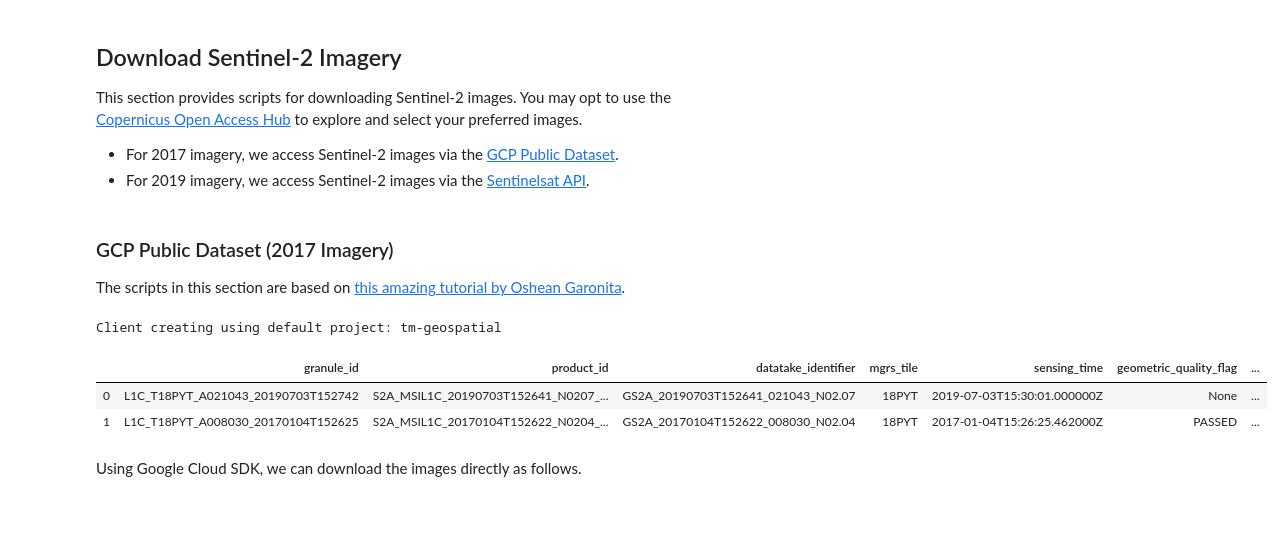
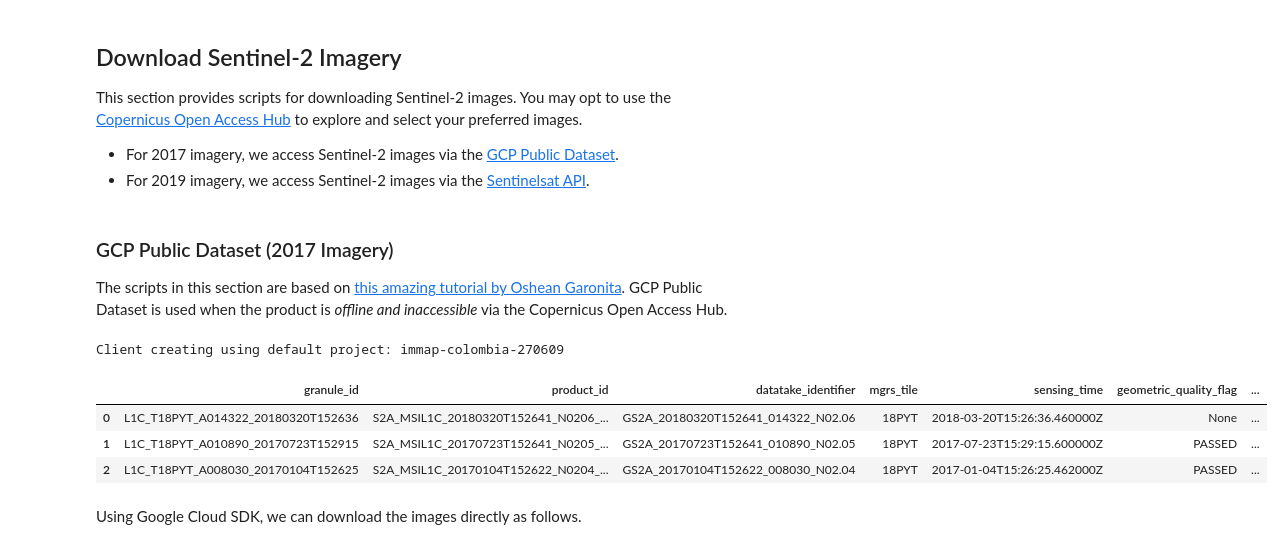
Before and after one commit to thinkingmachines/geoai-immap, a Jupyter notebook: notebooks/01_Data_Preprocessing.ipynb, the cells around one changed output. Saved outputs shown, nothing was run; the diff lists cells and outputs as text; code cells hidden in the pictures; blank space fills up the shorter version.

```diff
--- a/notebooks/01_Data_Preprocessing.ipynb
+++ b/notebooks/01_Data_Preprocessing.ipynb
@@ -64,6 +72,7 @@ import pandas_profiling
 import geopandas as gpd
 import rasterio as rio
 from rasterio import plot
+pd.set_option('display.max_colwidth', -1)
 
 import logging
 import warnings
@@ -108,37 +117,39 @@ This section provides scripts for downloading Sentinel-2 images. You may opt to
 - For 2019 imagery, we access Sentinel-2 images via the [Sentinelsat API](https://sentinelsat.readthedocs.io/en/stable/api.html).
 # %% [markdown]
 ### GCP Public Dataset (2017 Imagery)
-The scripts in this section are based on [this amazing tutorial by Oshean Garonita](https://oshean.netlify.com/blog/3-eeandbq/).
+The scripts in this section are based on [this amazing tutorial by Oshean Garonita](https://oshean.netlify.com/blog/3-eeandbq/). GCP Public Dataset is used when the product is _offline and inaccessible_ via the Copernicus Open Access Hub.
 # %%
 from google.cloud import bigquery
 
 client = bigquery.Client(location="US")
 print("Client creating using default project: {}".format(client.project))
 
 query = """
     SELECT
         *
     FROM
         `bigquery-public-data.cloud_storage_geo_index.sentinel_2_index`
     WHERE
         product_id in (
             'S2A_MSIL1C_20170104T152622_N0204_R025_T18PYT_20170104T152625',
-            'S2A_MSIL1C_20190703T152641_N0207_R025_T18PYT_20190703T201702'
+            'S2A_MSIL1C_20170723T152641_N0205_R025_T18PYT_20170723T152915',
+            'S2A_MSIL1C_20180320T152641_N0206_R025_T18PYT_20180320T184953'
         )
 """
 
 query_job = client.query(
     query,
     location="US",
 )
 query = query_job.to_dataframe()
 query['base_url'].to_csv(download_file, index=False)
 query.head()
 # %% [output]
-Client creating using default project: tm-geospatial
+Client creating using default project: immap-colombia-270609
 |  | granule_id | product_id | datatake_identifier | mgrs_tile | sensing_time | geometric_quality_flag | ... |
-| 0 | L1C_T18PYT_A021043_20190703T152742 | S2A_MSIL1C_20190703T152641_N0207_... | GS2A_20190703T152641_021043_N02.07 | 18PYT | 2019-07-03T15:30:01.000000Z | None | ... |
-| 1 | L1C_T18PYT_A008030_20170104T152625 | S2A_MSIL1C_20170104T152622_N0204_... | GS2A_20170104T152622_008030_N02.04 | 18PYT | 2017-01-04T15:26:25.462000Z | PASSED | ... |
+| 0 | L1C_T18PYT_A014322_20180320T152636 | S2A_MSIL1C_20180320T152641_N0206_... | GS2A_20180320T152641_014322_N02.06 | 18PYT | 2018-03-20T15:26:36.460000Z | None | ... |
+| 1 | L1C_T18PYT_A010890_20170723T152915 | S2A_MSIL1C_20170723T152641_N0205_... | GS2A_20170723T152641_010890_N02.05 | 18PYT | 2017-07-23T15:29:15.600000Z | PASSED | ... |
+| 2 | L1C_T18PYT_A008030_20170104T152625 | S2A_MSIL1C_20170104T152622_N0204_... | GS2A_20170104T152622_008030_N02.04 | 18PYT | 2017-01-04T15:26:25.462000Z | PASSED | ... |
 # %% [markdown]
 Using Google Cloud SDK, we can download the images directly as follows.
 # %%
```
Also changed, not shown: parts of 19 cells of this notebook.
